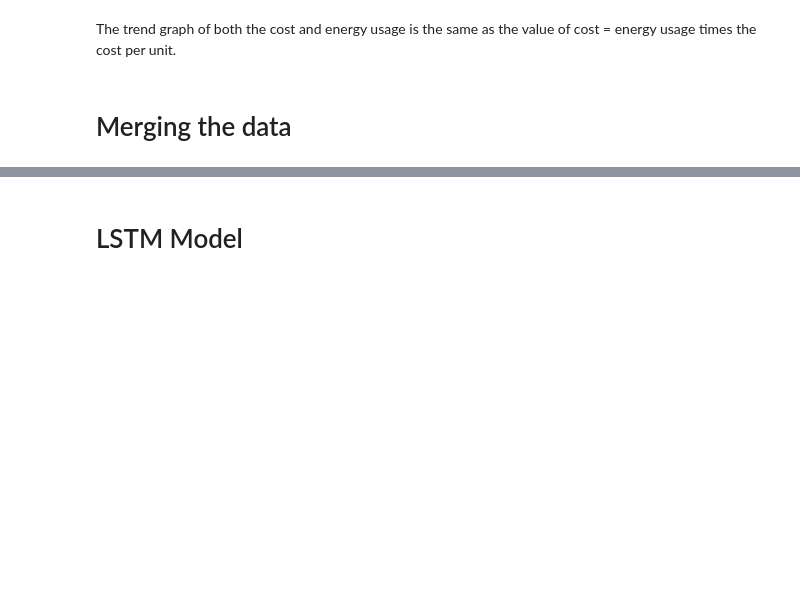
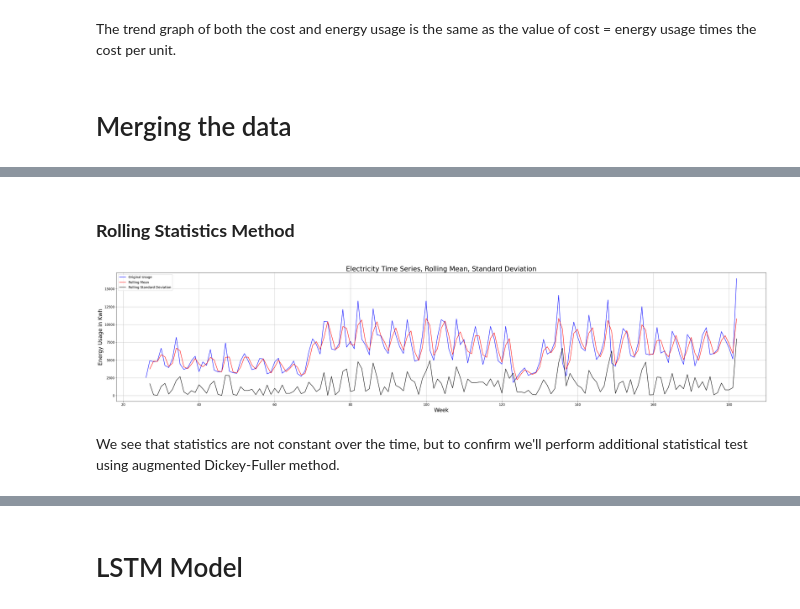
Before and after one commit to hyndavi1234/CS418-Project, a Jupyter notebook: Time_Series_Analysis.ipynb, the cells around one changed output, grey strips where cells are left out. Saved outputs shown, nothing was run; the diff lists cells and outputs as text; code cells hidden in the pictures; blank space fills up the shorter version.

```diff
--- a/Time_Series_Analysis.ipynb
+++ b/Time_Series_Analysis.ipynb
@@ -566,0 +578,23 @@ fig = sm.graphics.tsa.plot_pacf(ts_log_diff.dropna(),lags=40,ax=ax2)
+# %% [markdown]
+### **Rolling Statistics Method**
+# %%
+rolling_mean = df.rolling(2).mean()
+rolling_std = df.rolling(2).std()
+# %%
+plt.figure(figsize=(35, 8))
+plt.grid()
+
+plt.plot(df, color="blue",label="Original Usage")
+plt.plot(rolling_mean, color="red", label="Rolling Mean")
+plt.plot(rolling_std, color="black", label = "Rolling Standard Deviation")
+
+plt.title('Electricity Time Series, Rolling Mean, Standard Deviation', fontsize=25)
+plt.xlabel('Week', fontsize=20)
+plt.ylabel('Energy Usage in Kwh', fontsize=20)
+
+plt.legend(loc="upper left")
+plt.tight_layout()
+# %% [output]
+[figure, added]
+# %% [markdown]
+We see that statistics are not constant over the time, but to confirm we'll perform additional statistical test using augmented Dickey-Fuller method.
```
Also changed, not shown: parts of 130 cells of this notebook.
